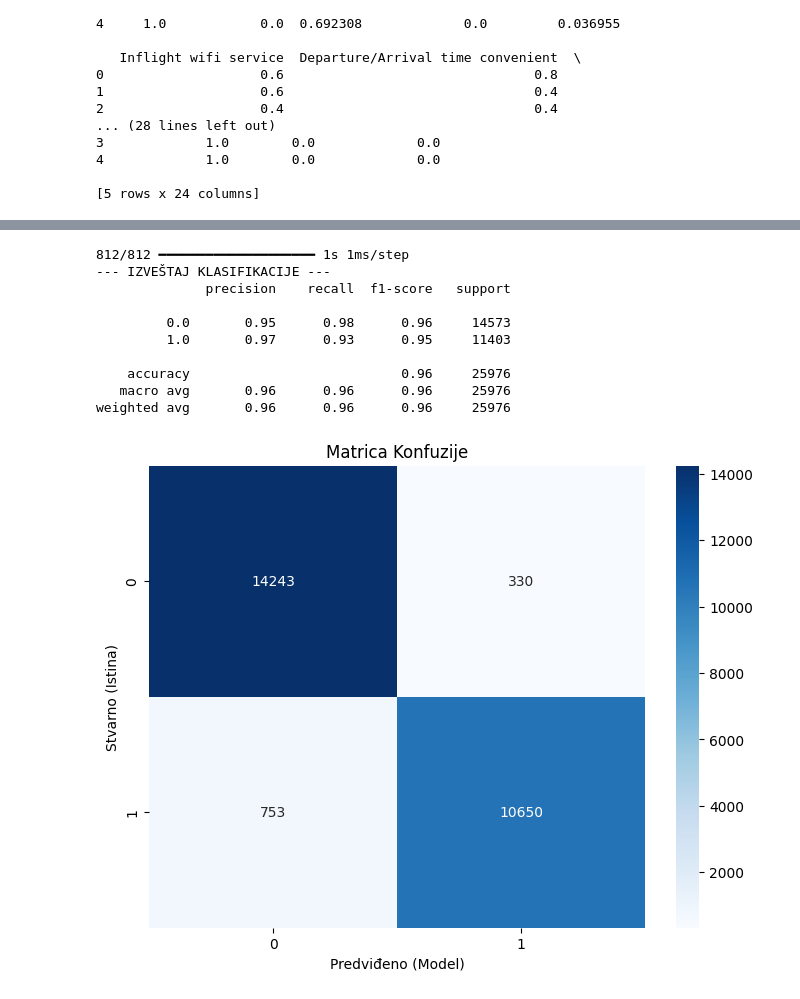
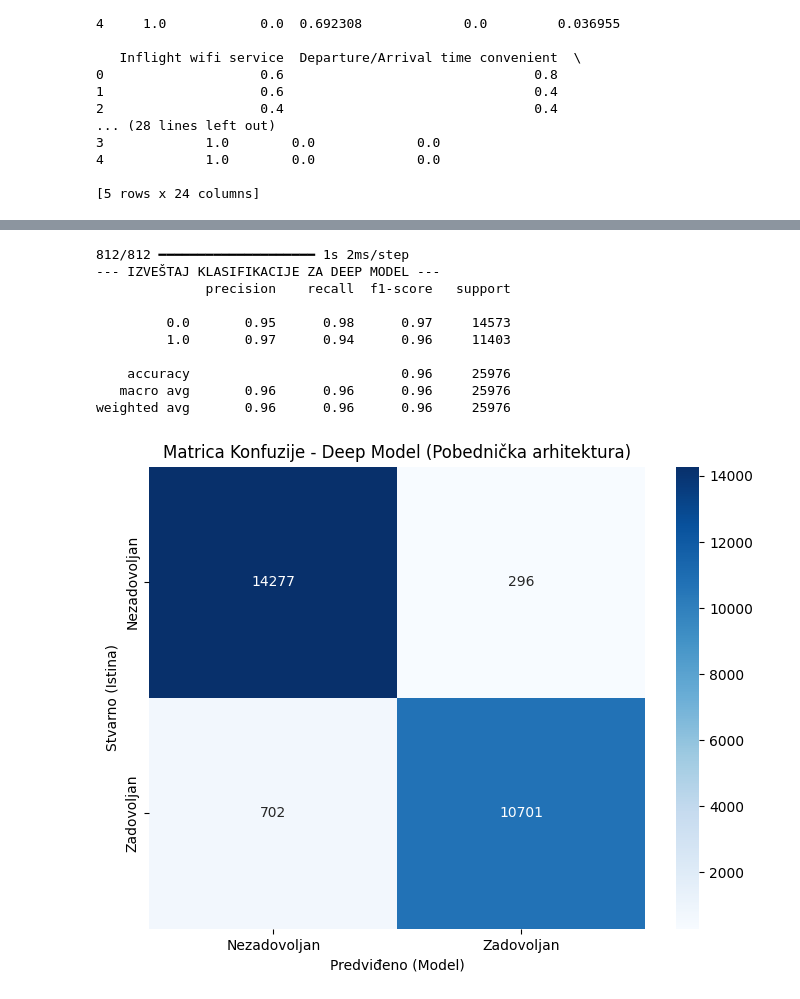
Before and after one commit to mekfluri/Neural-Networks, a Jupyter notebook: notebooks/notebook.ipynb, the cells around one changed output, grey strips where cells are left out. Drawn from its saved outputs; the diff is of its cells as text; code cells hidden in the pictures.

```diff
--- a/notebooks/notebook.ipynb
+++ b/notebooks/notebook.ipynb
@@ -225,32 +272,34 @@ Epoch 36: early stopping
 # %%
 from sklearn.metrics import classification_report, confusion_matrix
 import seaborn as sns
+import matplotlib.pyplot as plt
 
-# 1. Predviđanje na test podacima
-# Model vraća verovatnoće (npr. 0.98), pa ih pretvaramo u 0 ili 1
-predictions = (model.predict(X_test_scaled) > 0.5).astype("int32")
+predictions_prob = model_deep.predict(X_test_scaled)
+predictions = (predictions_prob > 0.5).astype("int32")
 
-# 2. Ispis tekstualnog izveštaja
-print("--- IZVEŠTAJ KLASIFIKACIJE ---")
+print("--- IZVEŠTAJ KLASIFIKACIJE ZA DEEP MODEL ---")
 print(classification_report(y_test, predictions))
 
-# 3. Vizuelizacija Matrice Konfuzije
 plt.figure(figsize=(8,6))
 cm = confusion_matrix(y_test, predictions)
-sns.heatmap(cm, annot=True, fmt='d', cmap='Blues')
-plt.title('Matrica Konfuzije')
+
+sns.heatmap(cm, annot=True, fmt='d', cmap='Blues',
+            xticklabels=['Nezadovoljan', 'Zadovoljan'],
+            yticklabels=['Nezadovoljan', 'Zadovoljan'])
+
+plt.title('Matrica Konfuzije - Deep Model (Pobednička arhitektura)')
 plt.xlabel('Predviđeno (Model)')
 plt.ylabel('Stvarno (Istina)')
 plt.show()
 # %% [output]
-812/812 ━━━━━━━━━━━━━━━━━━━━ 1s 1ms/step
---- IZVEŠTAJ KLASIFIKACIJE ---
+812/812 ━━━━━━━━━━━━━━━━━━━━ 1s 2ms/step
+--- IZVEŠTAJ KLASIFIKACIJE ZA DEEP MODEL ---
               precision    recall  f1-score   support
 
-         0.0       0.95      0.98      0.96     14573
-         1.0       0.97      0.93      0.95     11403
+         0.0       0.95      0.98      0.97     14573
+         1.0       0.97      0.94      0.96     11403
 
     accuracy                           0.96     25976
    macro avg       0.96      0.96      0.96     25976
 weighted avg       0.96      0.96      0.96     25976
-[figure, old version]
+[figure, new version]
```
Also changed, not shown: parts of 12 cells of this notebook.
